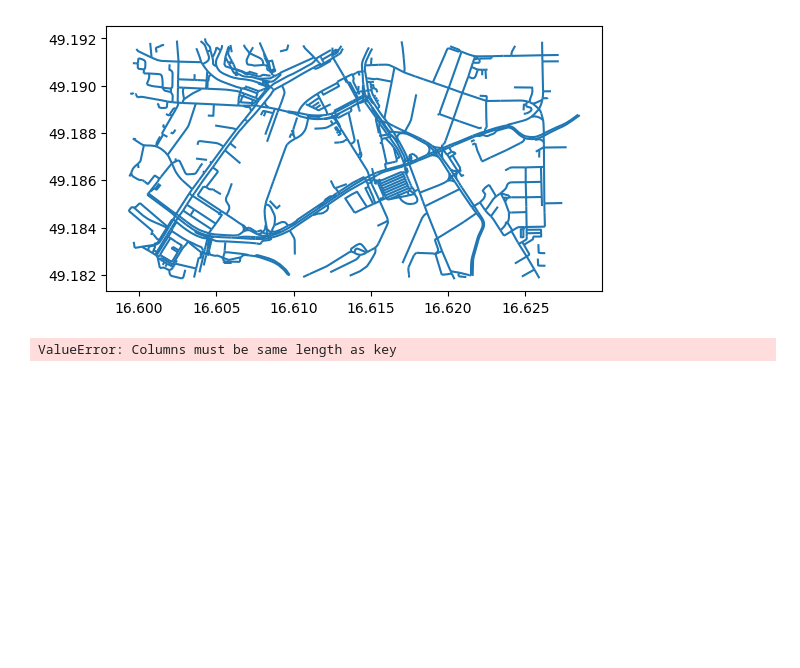
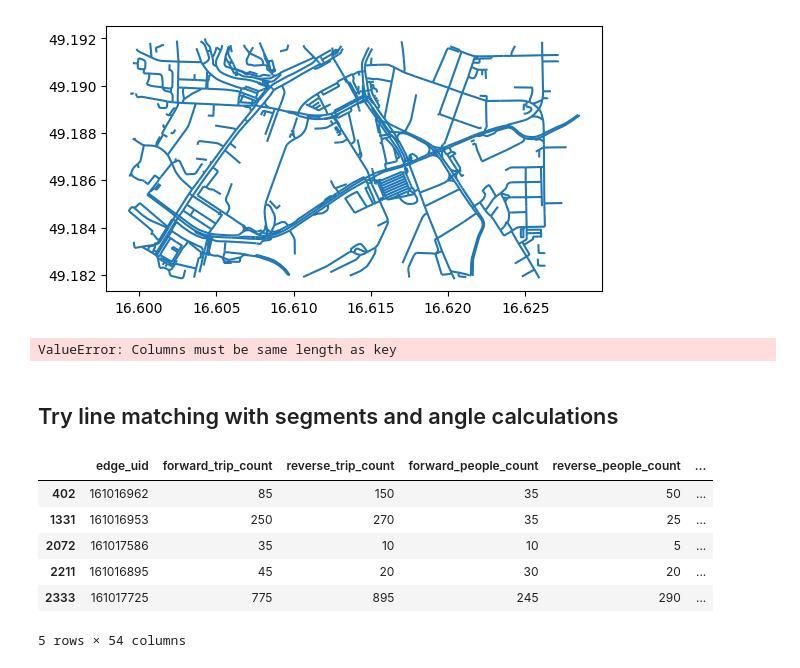
Before and after one commit to Radluy/Cycling-traffic-intensity-Brno, a Jupyter notebook: model_setup.ipynb, the cells around one changed output. Cells and saved outputs as stored; diff of their text form; code cells hidden in the pictures; blank space fills up the shorter version.

Commit message:
experiment visualisation with one segment

```diff
--- a/model_setup.ipynb
+++ b/model_setup.ipynb
@@ -282,3 +280,32 @@ for segm_id in range(len(segments_matrix)):
 # TODO: not working ATM
 # %% [output]
 ValueError: Columns must be same length as key
+# %% [markdown]
+## Try line matching with segments and angle calculations
+# %%
+model_tmp = pd.read_pickle('model_shrink_segmented.pkl')
+biketowork_tmp = pd.read_pickle('biketowork_shrink_segmented.pkl')
+model_160 = model_tmp[model_tmp['segment_id'] == 160].copy()
+biketowork_160 = biketowork_tmp[biketowork_tmp['segment_id'] == 160].copy()
+
+matched_lines = []
+for line_real in model_160['geometry']:
+    new_match = utils.match_lines(line_real, biketowork_160['geometry'])
+    if new_match:
+        new_gid = biketowork_160[biketowork_160['geometry'] == new_match]['GID_ROAD'].array[0]
+    else:
+        new_gid = np.NaN
+    matched_lines.append(new_gid)
+
+model_160['GID_ROAD'] = matched_lines
+# %%
+model_160['GID_ROAD'].value_counts()
+model_160.head()
+# %% [output]
+|  | edge_uid | forward_trip_count | reverse_trip_count | forward_people_count | reverse_people_count | ... |
+| 402 | 161016962 | 85 | 150 | 35 | 50 | ... |
+| 1331 | 161016953 | 250 | 270 | 35 | 25 | ... |
+| 2072 | 161017586 | 35 | 10 | 10 | 5 | ... |
+| 2211 | 161016895 | 45 | 20 | 30 | 20 | ... |
+| 2333 | 161017725 | 775 | 895 | 245 | 290 | ... |
+5 rows × 54 columns
```
Also changed, not shown: parts of 3 cells of this notebook, 1 other file.
